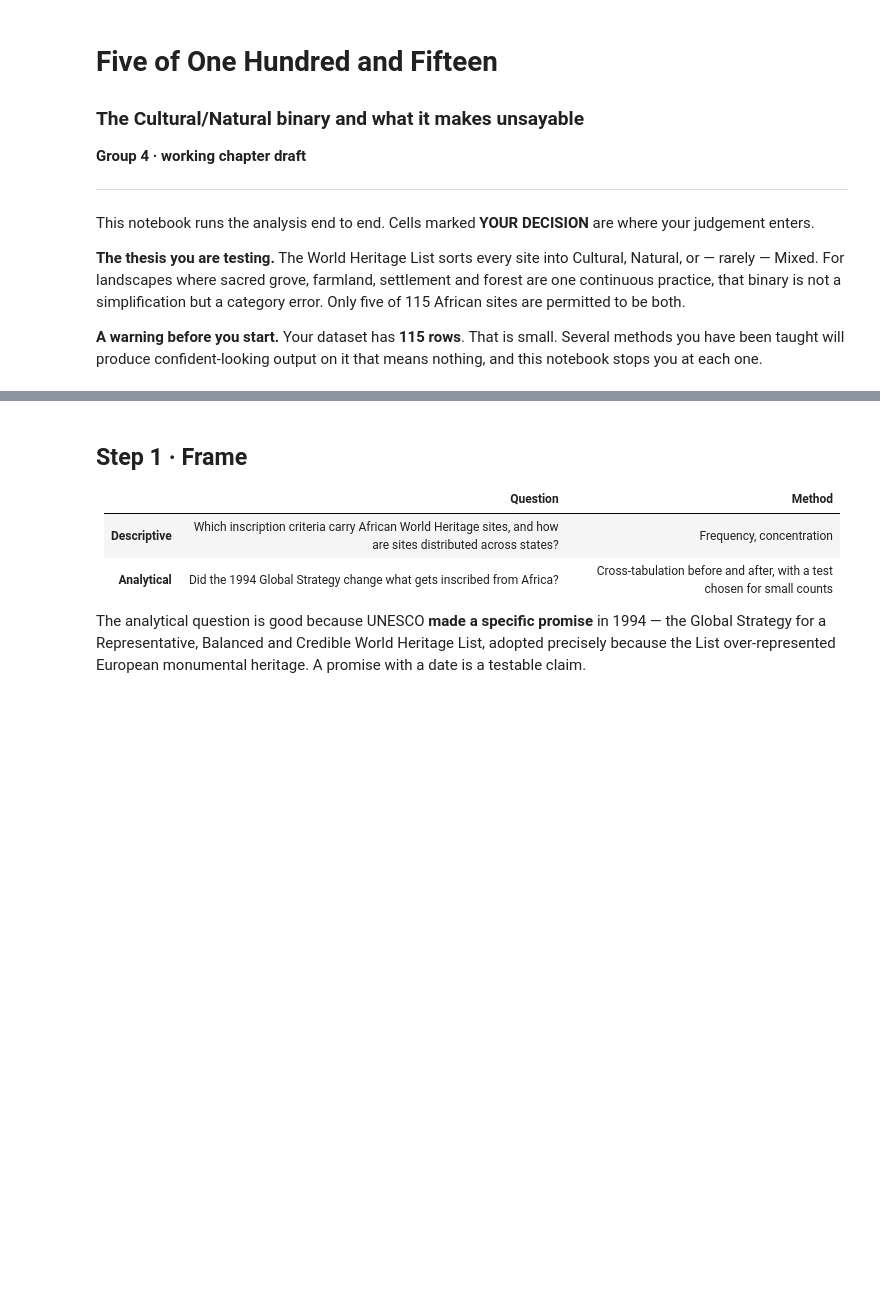
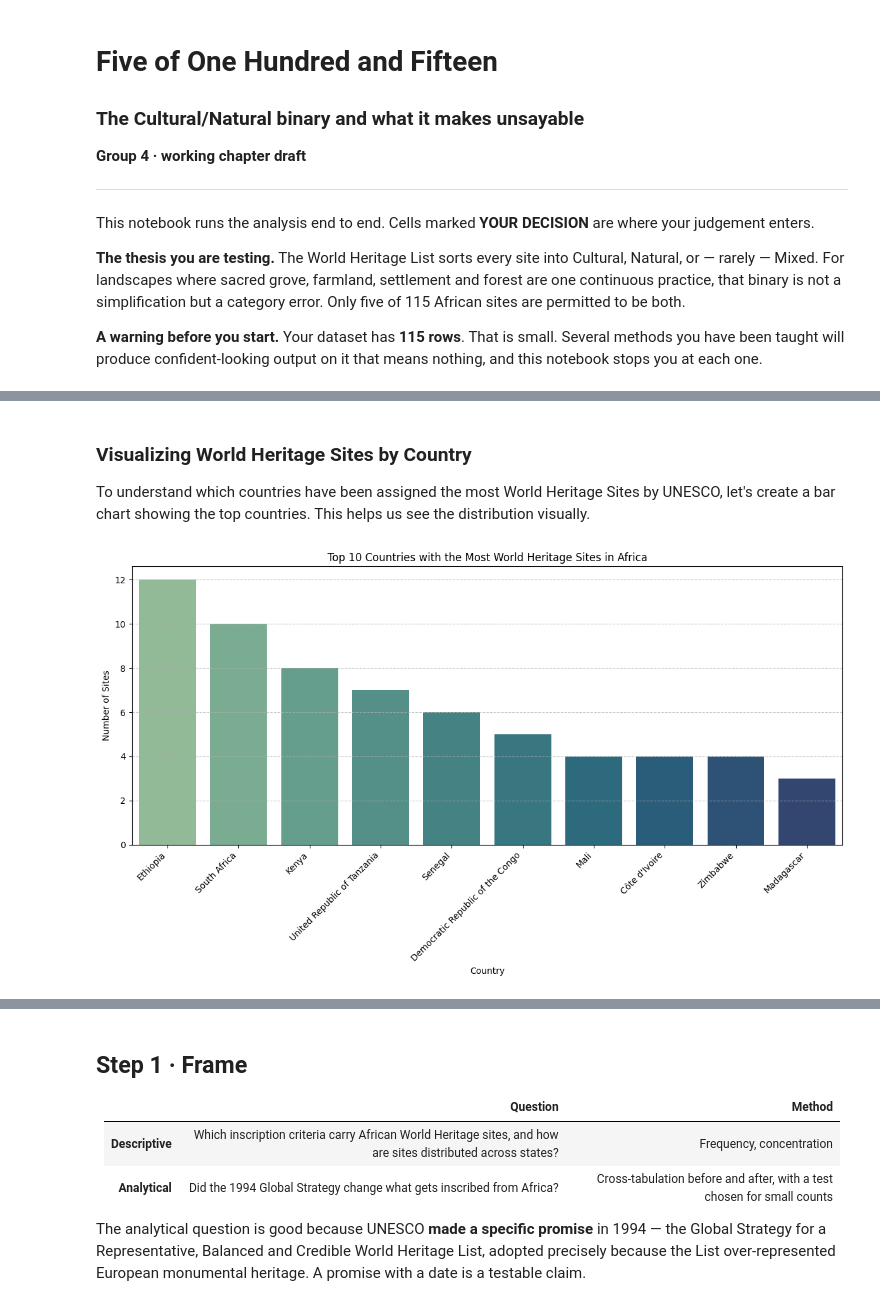
Before and after one commit to Sagaustus/adh-group-projects, a Jupyter notebook: group-04-unesco-heritage/analysis.ipynb, the cells around one changed output, grey strips where cells are left out. Drawn from its saved outputs; the diff is of its cells as text; code cells hidden in the pictures; blank space fills up the shorter version.

```diff
--- a/group-04-unesco-heritage/analysis.ipynb
+++ b/group-04-unesco-heritage/analysis.ipynb
@@ -35,0 +221,22 @@ print(df.dtypes.to_string())
+# %% [markdown]
+### Visualizing World Heritage Sites by Country
+
+To understand which countries have been assigned the most World Heritage Sites by UNESCO, let's create a bar chart showing the top countries. This helps us see the distribution visually.
+# %%
+import matplotlib.pyplot as plt
+import seaborn as sns
+
+# Count the number of sites per country and select the top 10
+top_countries = df['country'].value_counts().head(10)
+
+plt.figure(figsize=(12, 7))
+sns.barplot(x=top_countries.index, y=top_countries.values, palette='crest')
+plt.title('Top 10 Countries with the Most World Heritage Sites in Africa')
+plt.xlabel('Country')
+plt.ylabel('Number of Sites')
+plt.xticks(rotation=45, ha='right') # Rotate country names for better readability
+plt.grid(axis='y', linestyle='--', alpha=0.7)
+plt.tight_layout() # Adjust layout to prevent labels from being cut off
+plt.show()
+# %% [output]
+[figure, added]
```
Also changed, not shown: parts of 20 cells of this notebook.
